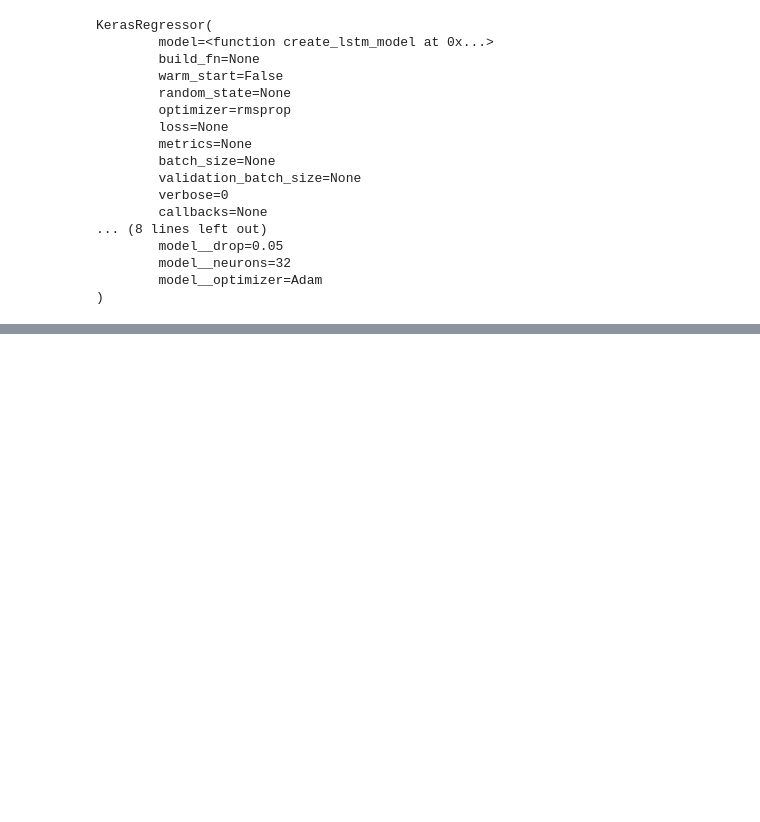
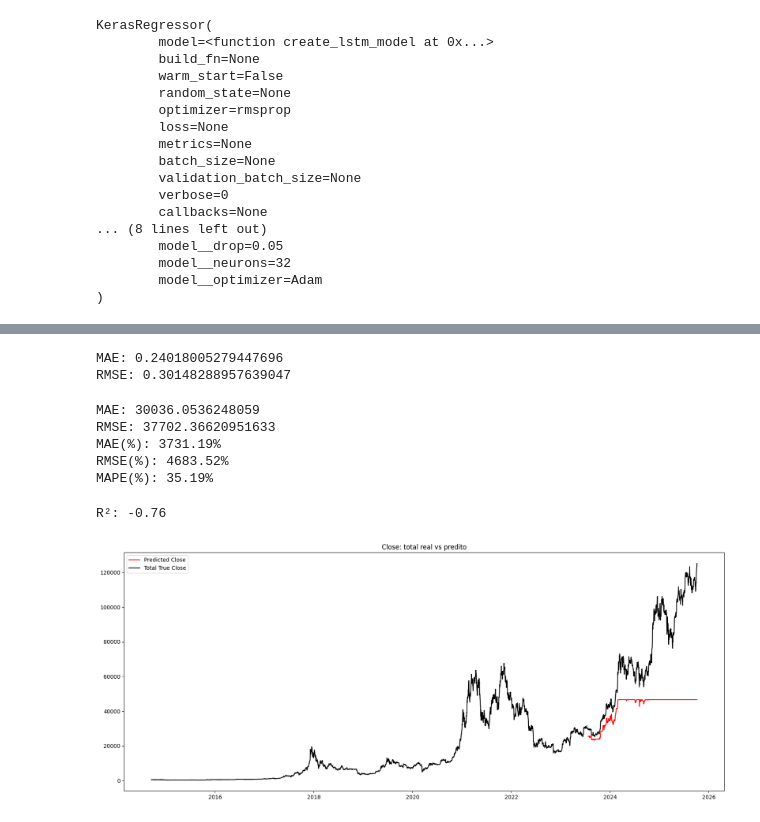
Before and after one commit to gusdiaso/crypto_predict, a Jupyter notebook: bitcoin.ipynb, the cells around one changed output, grey strips where cells are left out. Cells and saved outputs as stored; diff of their text form; code cells hidden in the pictures; blank space fills up the shorter version.

```diff
--- a/bitcoin.ipynb
+++ b/bitcoin.ipynb
@@ -453,0 +438,8 @@ plt.show()
+# %%
+param_grid = {
+    'n_estimators': [32, 64],           # equivalente a 'model__neurons' / 'fit__epochs'
+    'learning_rate': [0.01, 0.02],        # equivalente a 'model__optimizer' (taxa de aprendizado)
+    'max_depth': [3, 5, 7],                # profundidade máxima da árvore, controla complexidade
+    'subsample': [0.95, 0.90, 0.80],             # equivalente a 'model__drop' (regularização por amostra)
+    'colsample_bytree': [0.95, 0.90, 0.80],     # regularização por feature, tipo dropout
+}
@@ -453,0 +576,57 @@ plt.show()
+# %%
+n_samples_test = X_test_scaled.shape[0]
+X_test_flat = X_test_scaled.reshape(n_samples_test, -1)
+
+
+y_pred_scaled = grid_result.best_estimator_.predict(X_test_flat)
+
+rmse = np.sqrt(mean_squared_error(y_test_scaled, y_pred_scaled))
+mae = mean_absolute_error(y_test_scaled, y_pred_scaled)
+
+print(f"MAE: {mae}")
+print(f"RMSE: {rmse}")
+
+y_pred_scaled_2d = y_pred_scaled.reshape(-1, 1)
+y_test_scaled_2d = y_test_scaled.reshape(-1, 1)
+
+y_pred = scaler_y.inverse_transform(y_pred_scaled_2d)
+y_test = scaler_y.inverse_transform(y_test_scaled_2d)
+# %% [output]
+MAE: 0.24018005279447696
+RMSE: 0.30148288957639047
+# %%
+rmse = np.sqrt(mean_squared_error(y_test, y_pred))
+mae = mean_absolute_error(y_test, y_pred)
+print(f"MAE: {mae}")
+print(f"RMSE: {rmse}")
+
+mae_percent = (mae / len(y_test)) * 100
+rmse_percent = (rmse / len(y_test)) * 100
+mape = np.mean(np.abs((y_test - y_pred) / y_test)) * 100
+print(f"MAE(%): {mae_percent:.2f}%")
+print(f"RMSE(%): {rmse_percent:.2f}%")
+print(f"MAPE(%): {mape:.2f}%")
+# %% [output]
+MAE: 30036.0536248059
+RMSE: 37702.36620951633
+MAE(%): 3731.19%
+RMSE(%): 4683.52%
+MAPE(%): 35.19%
+# %%
+r2 = r2_score(y_test, y_pred)
+print(f"R²: {r2:.2f}")
+# %% [output]
+R²: -0.76
+# %%
+y_pred_plot = np.empty_like(data['Close'])
+y_pred_plot[:] = np.nan
+y_pred_plot[-len(y_pred):] = y_pred.reshape(-1)
+
+plt.figure(figsize=(20,8))
+plt.plot(data.index, y_pred_plot, color="red", marker=",", label='Predicted Close')
+plt.plot(data.index, np.array(data['Close']), color="black", marker=",", label='Total True Close')
+plt.title('Close: total real vs predito')
+plt.legend()
+plt.show()
+# %% [output]
+[figure, added]
```
Also changed, not shown: parts of 32 cells of this notebook.
